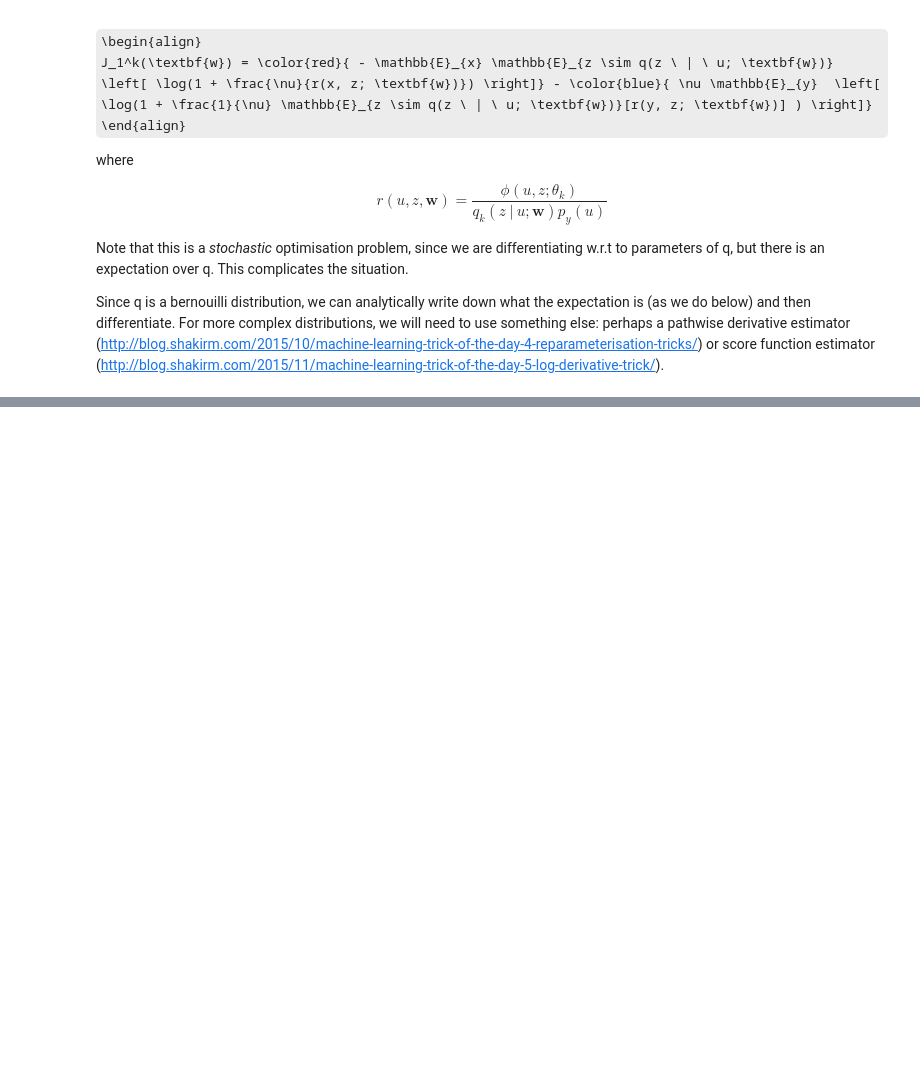
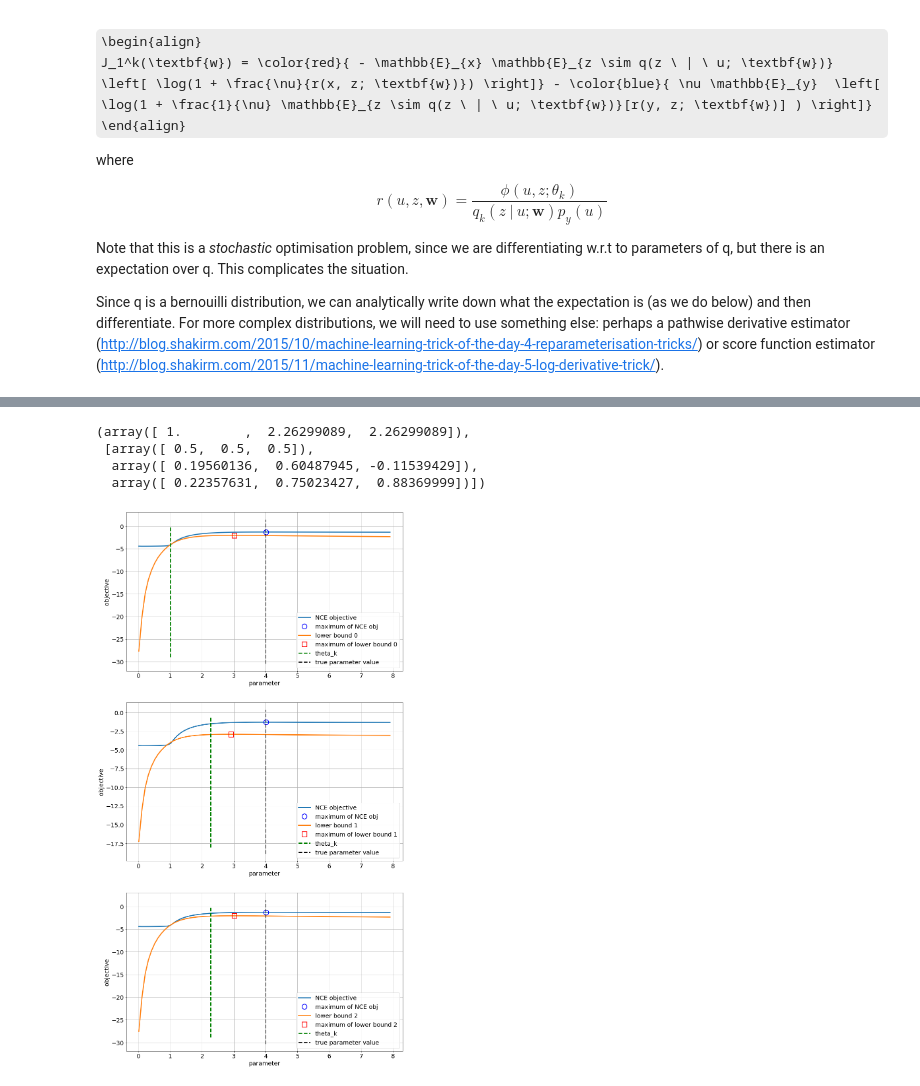
Before and after one commit to benrhodes26/VNCE, a Jupyter notebook: proposal/code/sanity-check-python.ipynb, the cells around one changed output, grey strips where cells are left out. Drawn from its saved outputs; the diff is of its cells as text; code cells hidden in the pictures; some formulas as TeX source; blank space fills up the shorter version.

```diff
--- a/proposal/code/sanity-check-python.ipynb
+++ b/proposal/code/sanity-check-python.ipynb
@@ -417,0 +441,12 @@ where, using the definition of $q$, we have:
+# %%
+def compute_J1_analytic(x, y, theta, w):
+    '''Computes J1 by by analytically solving the expectations'''
+    # first term
+    first_term = -np.mean(q0_var(x, w)* np.log(1 + (nu/(r0_var(x, theta, w) + eps)))
+                 + q1_var(x, w)* np.log(1 + (nu/(r1_var(x, theta, w) + eps))))
+
+    # second term
+    m = q0_var(y, w)*r0_var(y, theta, w) + q1_var(y, w)*r1_var(y, theta, w)
+    second_term = - nu*np.mean(np.log(1 + (1/nu)*m))
+
+    return first_term + second_term
@@ -417,0 +563,43 @@ where, using the definition of $q$, we have:
+# %%
+opt_thetas, opt_ws
+# %% [output]
+(array([ 1.        ,  2.26299089,  2.26299089]),
+ [array([ 0.5,  0.5,  0.5]),
+  array([ 0.19560136,  0.60487945, -0.11539429]),
+  array([ 0.22357631,  0.75023427,  0.88369999])])
+# %%
+lower_bounds = [np.zeros(n_theta) for i in range(len(opt_thetas))]
+for i in range(len(lower_bounds)):
+    w = opt_ws[i]
+    for j in range(n_theta):
+        # compute lower bound
+        lower_bounds[i][j] = compute_J1_analytic(x, y, thetas[j], w)
+# %%
+fig, axs = plt.subplots(len(lower_bounds), 1, figsize=(15, 30))
+axs = axs.ravel()
+for i in range(len(lower_bounds)):
+
+    # plot NCE objective and its maximum
+    axs[i].plot(thetas, J, label='NCE objective')
+    axs[i].plot(thetas[index],J[index], marker='o', markersize=15, fillstyle='none',
+         markeredgewidth=2, c='b', linestyle='none', label='maximum of NCE obj')
+
+    lb = lower_bounds[i]
+    axs[i].plot(thetas, lb, label='lower bound {}'.format(i))
+
+    lb_index = np.argmax(lb)
+    # maximiser of lower bound
+    axs[i].plot(thetas[lb_index], lb[lb_index], 'rs', markersize=15, fillstyle='none',
+             markeredgewidth=2, linestyle='none', label='maximum of lower bound {}'.format(i))
+
+    # current theta value
+    axs[i].plot(opt_thetas[i] * np.array([1,1]), plt.get(axs[i],'ylim'), 'g--', label='theta_k')
+    # true param value
+    axs[i].plot(sigma0 * np.array([1,1]), plt.get(axs[i],'ylim'), 'k--', label='true parameter value')
+
+    axs[i].set_xlabel('parameter')
+    axs[i].set_ylabel('objective')
+    axs[i].legend(loc='lower right', numpoints=1)
+    axs[i].grid()
+# %% [output]
+[figure, added]
```
Also changed, not shown: parts of 12 cells of this notebook.
